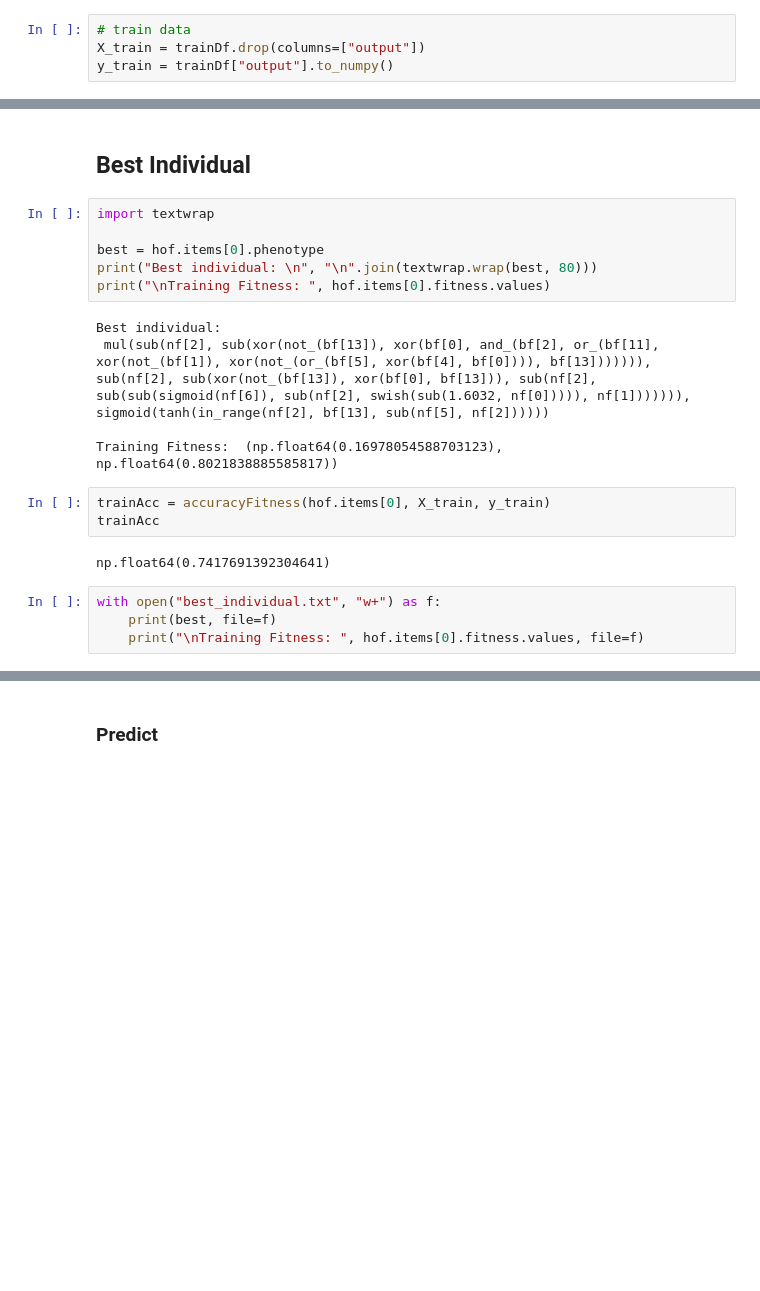
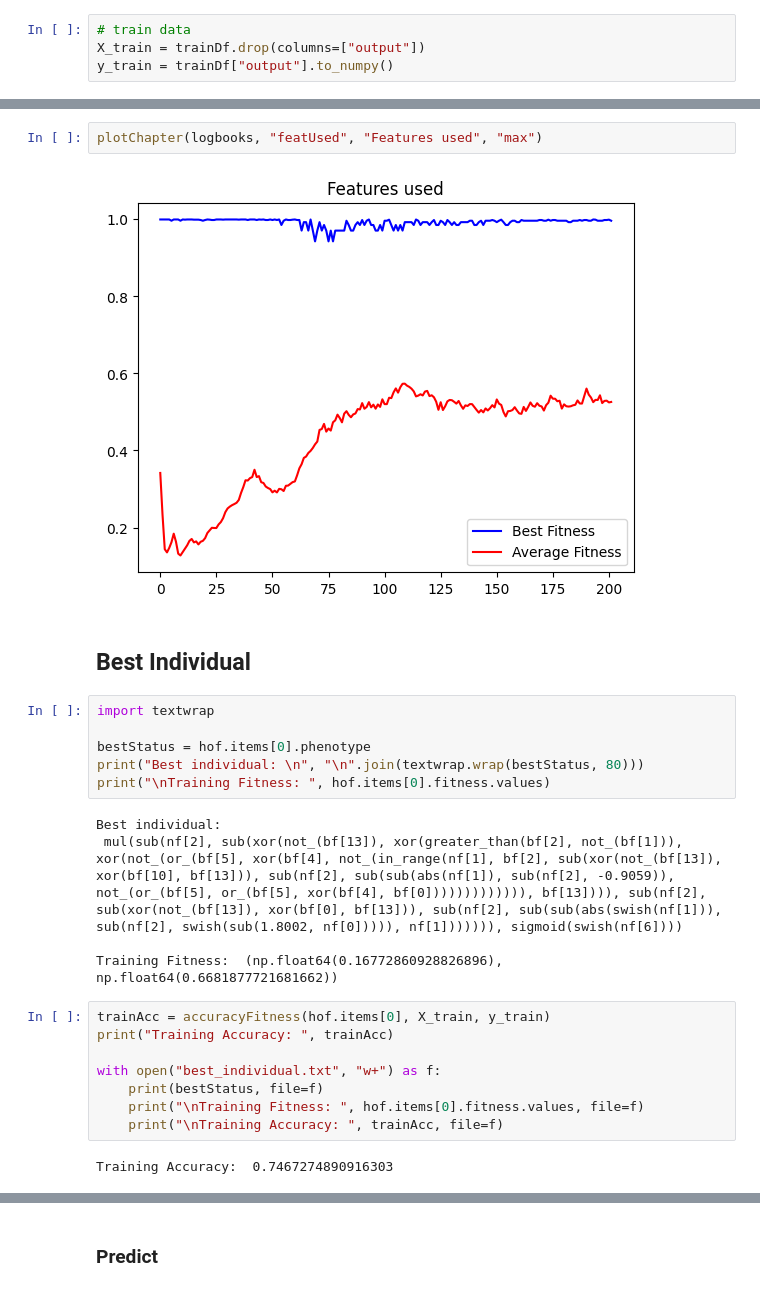
Before and after one commit to BuiHoangTu/ul.year2024Autumn.evolutionary-computation.mid-project, a Jupyter notebook: main.ipynb, the cells around one changed output, grey strips where cells are left out. Saved outputs shown, nothing was run; the diff lists cells and outputs as text; blank space fills up the shorter version.

```diff
--- a/main.ipynb
+++ b/main.ipynb
@@ -517,26 +571,32 @@ plt.legend()
+# %%
+plotChapter(logbooks, "featUsed", "Features used", "max")
+# %% [output]
+[figure, added]
 # %% [markdown]
 ## Best Individual
 # %%
 import textwrap
 
-best = hof.items[0].phenotype
-print("Best individual: \n", "\n".join(textwrap.wrap(best, 80)))
+bestStatus = hof.items[0].phenotype
+print("Best individual: \n", "\n".join(textwrap.wrap(bestStatus, 80)))
 print("\nTraining Fitness: ", hof.items[0].fitness.values)
 # %% [output]
 Best individual:
- mul(sub(nf[2], sub(xor(not_(bf[13]), xor(bf[0], and_(bf[2], or_(bf[11],
-xor(not_(bf[1]), xor(not_(or_(bf[5], xor(bf[4], bf[0]))), bf[13])))))),
-sub(nf[2], sub(xor(not_(bf[13]), xor(bf[0], bf[13])), sub(nf[2],
-sub(sub(sigmoid(nf[6]), sub(nf[2], swish(sub(1.6032, nf[0])))), nf[1])))))),
-sigmoid(tanh(in_range(nf[2], bf[13], sub(nf[5], nf[2])))))
+ mul(sub(nf[2], sub(xor(not_(bf[13]), xor(greater_than(bf[2], not_(bf[1])),
+xor(not_(or_(bf[5], xor(bf[4], not_(in_range(nf[1], bf[2], sub(xor(not_(bf[13]),
+xor(bf[10], bf[13])), sub(nf[2], sub(sub(abs(nf[1]), sub(nf[2], -0.9059)),
+not_(or_(bf[5], or_(bf[5], xor(bf[4], bf[0])))))))))))), bf[13]))), sub(nf[2],
+sub(xor(not_(bf[13]), xor(bf[0], bf[13])), sub(nf[2], sub(sub(abs(swish(nf[1])),
+sub(nf[2], swish(sub(1.8002, nf[0])))), nf[1])))))), sigmoid(swish(nf[6])))
 
-Training Fitness:  (np.float64(0.16978054588703123), np.float64(0.8021838885585817))
+Training Fitness:  (np.float64(0.16772860928826896), np.float64(0.6681877721681662))
-# %%
-trainAcc = accuracyFitness(hof.items[0], X_train, y_train)
-trainAcc
-# %% [output]
-np.float64(0.7417691392304641)
 # %%
+trainAcc = accuracyFitness(hof.items[0], X_train, y_train)
+print("Training Accuracy: ", trainAcc)
+
 with open("best_individual.txt", "w+") as f:
-    print(best, file=f)
+    print(bestStatus, file=f)
     print("\nTraining Fitness: ", hof.items[0].fitness.values, file=f)
+    print("\nTraining Accuracy: ", trainAcc, file=f)
+# %% [output]
+Training Accuracy:  0.7467274890916303
```
Also changed, not shown: parts of 9 cells of this notebook, 2 other files.
